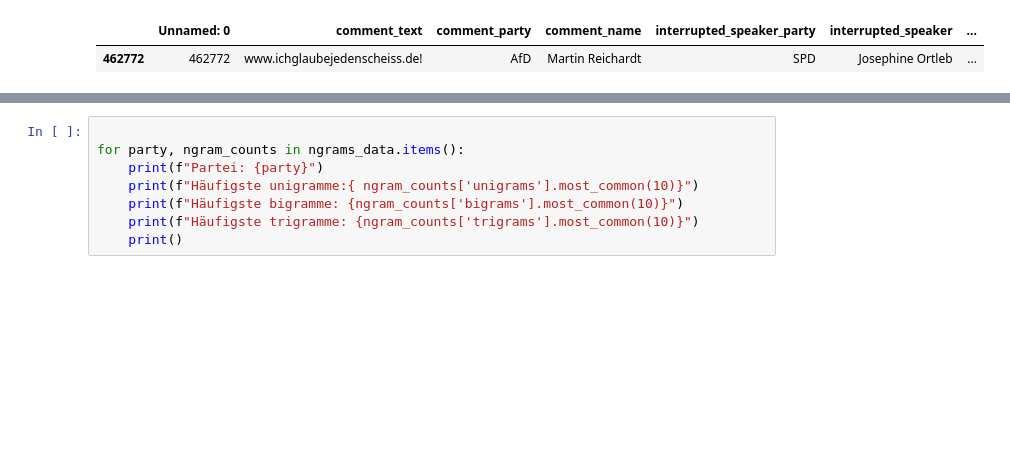
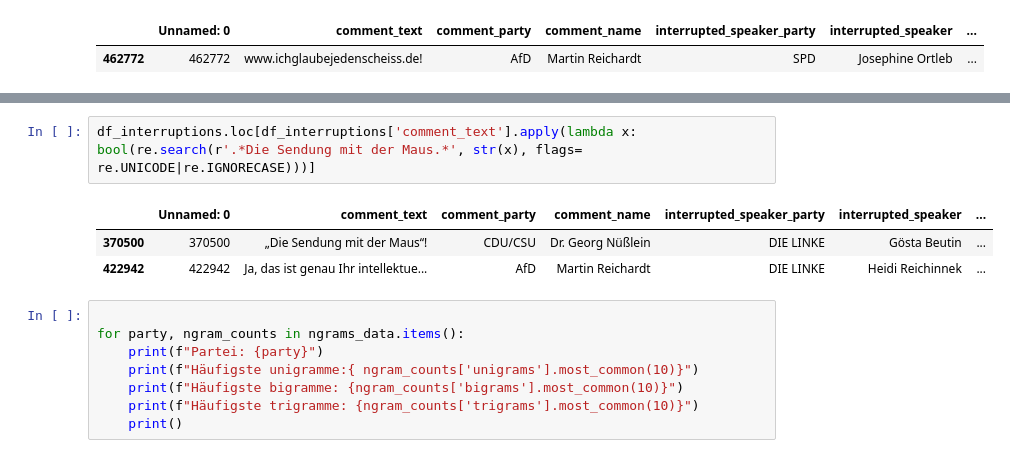
Before and after one commit to stellamoR/bundestag_zwischenrufe, a Jupyter notebook: 04_2_stats_interruptions_words.ipynb, the cells around one changed output, grey strips where cells are left out. Drawn from its saved outputs; the diff is of its cells as text; blank space fills up the shorter version.

```diff
--- a/04_2_stats_interruptions_words.ipynb
+++ b/04_2_stats_interruptions_words.ipynb
@@ -143,3 +166,9 @@ df_interruptions.loc[df_interruptions['comment_text'].apply(lambda x: bool(re.se
+# %%
+df_interruptions.loc[df_interruptions['comment_text'].apply(lambda x: bool(re.search(r'.*Die Sendung mit der Maus.*', str(x), flags= re.UNICODE|re.IGNORECASE)))]
+# %% [output]
+|  | Unnamed: 0 | comment_text | comment_party | comment_name | interrupted_speaker_party | interrupted_speaker | ... |
+| 370500 | 370500 | „Die Sendung mit der Maus“! | CDU/CSU | Dr. Georg Nüßlein | DIE LINKE | Gösta Beutin | ... |
+| 422942 | 422942 | Ja, das ist genau Ihr intellektue... | AfD | Martin Reichardt | DIE LINKE | Heidi Reichinnek | ... |
 # %%
 
 for party, ngram_counts in ngrams_data.items():
```
Also changed, not shown: parts of 5 cells of this notebook, 1 other file.
